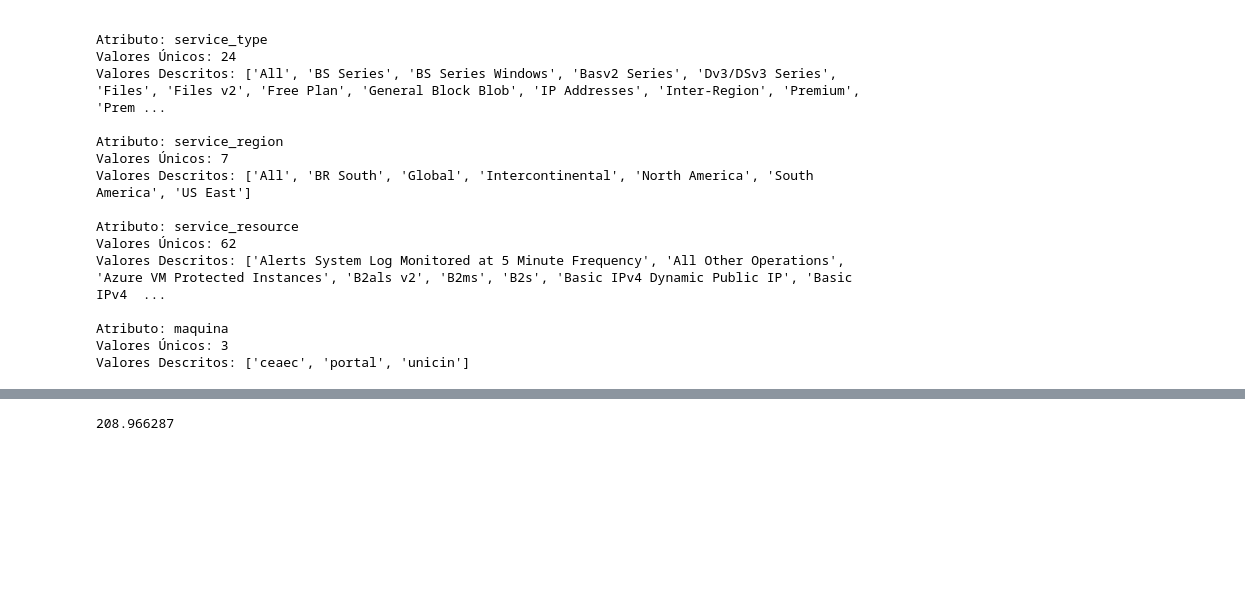
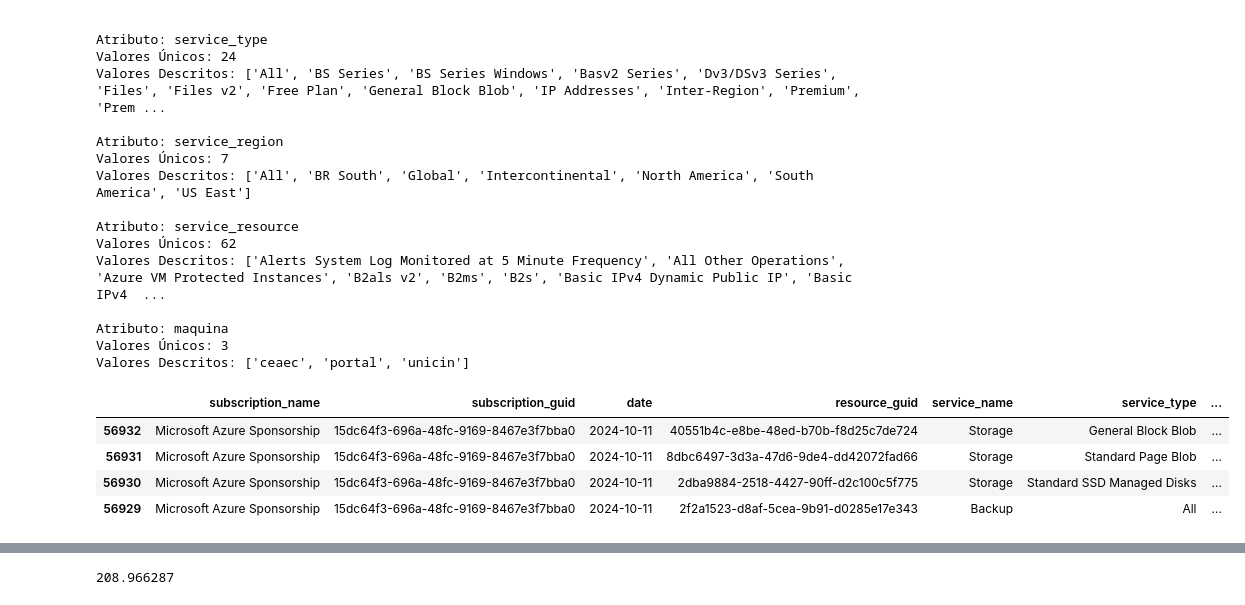
Before and after one commit to Gabrielnbr/modelo_unicin, a Jupyter notebook: notebooks/3_0_feature_engineering.ipynb, the cells around one changed output, grey strips where cells are left out. Drawn from its saved outputs; the diff is of its cells as text; code cells hidden in the pictures; blank space fills up the shorter version.

```diff
--- a/notebooks/3_0_feature_engineering.ipynb
+++ b/notebooks/3_0_feature_engineering.ipynb
@@ -113,6 +124,14 @@ Valores Descritos: ['ceaec', 'portal', 'unicin']
 # %%
-df2 = df.copy()
-df2 = df2.sort_values(by=['maquina', 'date']) #Garantir a sequencia ordenada de máquina e data
+df2 = df2.sort_values(by=['maquina', 'date']).reset_index() #Garantir a sequencia ordenada de máquina e data
+df2.drop(columns=['index'], inplace=True)
+# %%
+df2.iloc[len(df2):len(df2)-5:-1]
+# %% [output]
+|  | subscription_name | subscription_guid | date | resource_guid | service_name | service_type | ... |
+| 56932 | Microsoft Azure Sponsorship | 15dc64f3-696a-48fc-9169-8467e3f7bba0 | 2024-10-11 | 40551b4c-e8be-48ed-b70b-f8d25c7de724 | Storage | General Block Blob | ... |
+| 56931 | Microsoft Azure Sponsorship | 15dc64f3-696a-48fc-9169-8467e3f7bba0 | 2024-10-11 | 8dbc6497-3d3a-47d6-9de4-dd42072fad66 | Storage | Standard Page Blob | ... |
+| 56930 | Microsoft Azure Sponsorship | 15dc64f3-696a-48fc-9169-8467e3f7bba0 | 2024-10-11 | 2dba9884-2518-4427-90ff-d2c100c5f775 | Storage | Standard SSD Managed Disks | ... |
+| 56929 | Microsoft Azure Sponsorship | 15dc64f3-696a-48fc-9169-8467e3f7bba0 | 2024-10-11 | 2f2a1523-d8af-5cea-9b91-d0285e17e343 | Backup | All | ... |
 # %%
 df2['dia_da_semana'] = df2['date'].dt.dayofweek.astype(int)
 # %%
```
Also changed, not shown: parts of 19 cells of this notebook, 1 other file.
